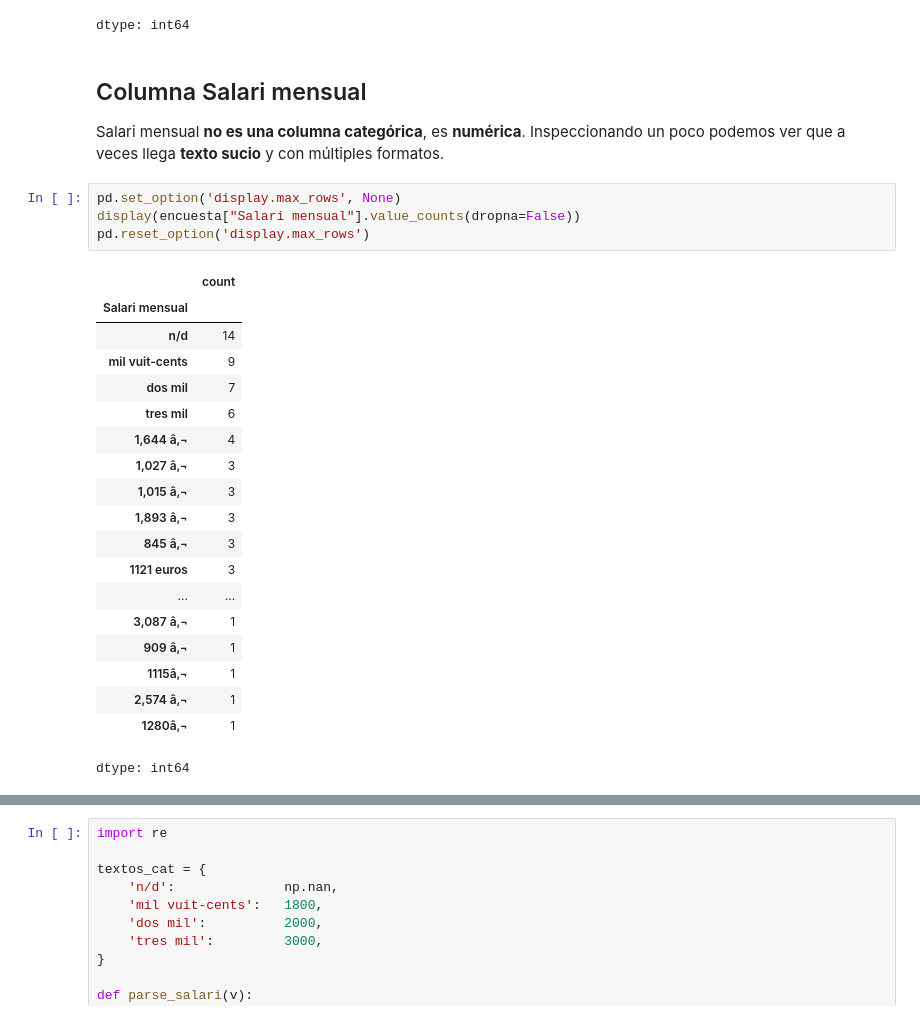
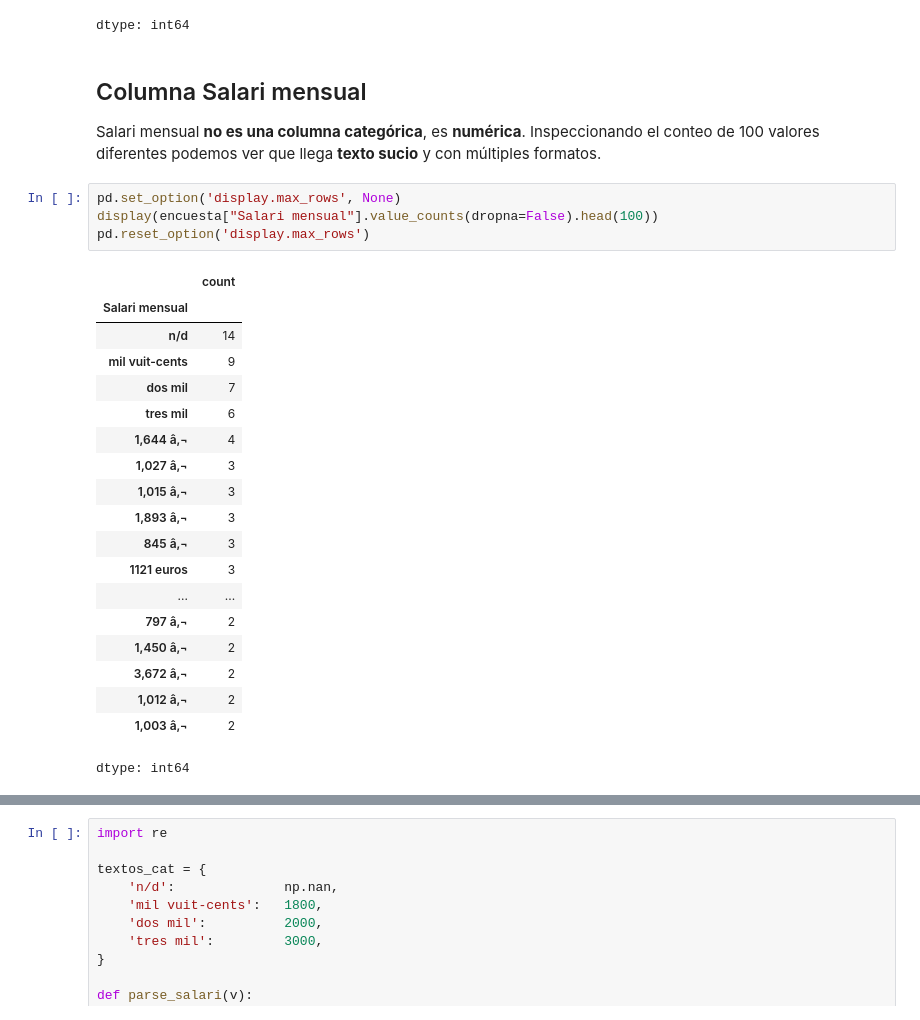
Before and after one commit to AlejandroNPereyra/Sprint-8---Data-Analysis, a Jupyter notebook: Sprint_8.ipynb, the cells around one changed output, grey strips where cells are left out. Drawn from its saved outputs; the diff is of its cells as text.

```diff
--- a/Sprint_8.ipynb
+++ b/Sprint_8.ipynb
@@ -668,30 +651,30 @@ dtype: int64
 # %% [markdown]
 ## Columna Salari mensual
 
-Salari mensual **no es una columna categórica**, es **numérica**. Inspeccionando un poco podemos ver que a veces llega **texto sucio** y con múltiples formatos.
+Salari mensual **no es una columna categórica**, es **numérica**. Inspeccionando el conteo de 100 valores diferentes podemos ver que llega **texto sucio** y con múltiples formatos.
 # %%
 pd.set_option('display.max_rows', None)
-display(encuesta["Salari mensual"].value_counts(dropna=False))
+display(encuesta["Salari mensual"].value_counts(dropna=False).head(100))
 pd.reset_option('display.max_rows')
 # %% [output]
 |  | count |
 | Salari mensual |  |
 | n/d | 14 |
 | mil vuit-cents | 9 |
 | dos mil | 7 |
 | tres mil | 6 |
 | 1,644 â‚¬ | 4 |
 | 1,027 â‚¬ | 3 |
 | 1,015 â‚¬ | 3 |
 | 1,893 â‚¬ | 3 |
 | 845 â‚¬ | 3 |
 | 1121 euros | 3 |
 | ... | ... |
-| 3,087 â‚¬ | 1 |
-| 909 â‚¬ | 1 |
-| 1115â‚¬ | 1 |
-| 2,574 â‚¬ | 1 |
-| 1280â‚¬ | 1 |
+| 797 â‚¬ | 2 |
+| 1,450 â‚¬ | 2 |
+| 3,672 â‚¬ | 2 |
+| 1,012 â‚¬ | 2 |
+| 1,003 â‚¬ | 2 |
 dtype: int64
 # %% [markdown]
 ## Criterio de normalización para Salari Mensual
```
Also changed, not shown: parts of 20 cells of this notebook.
